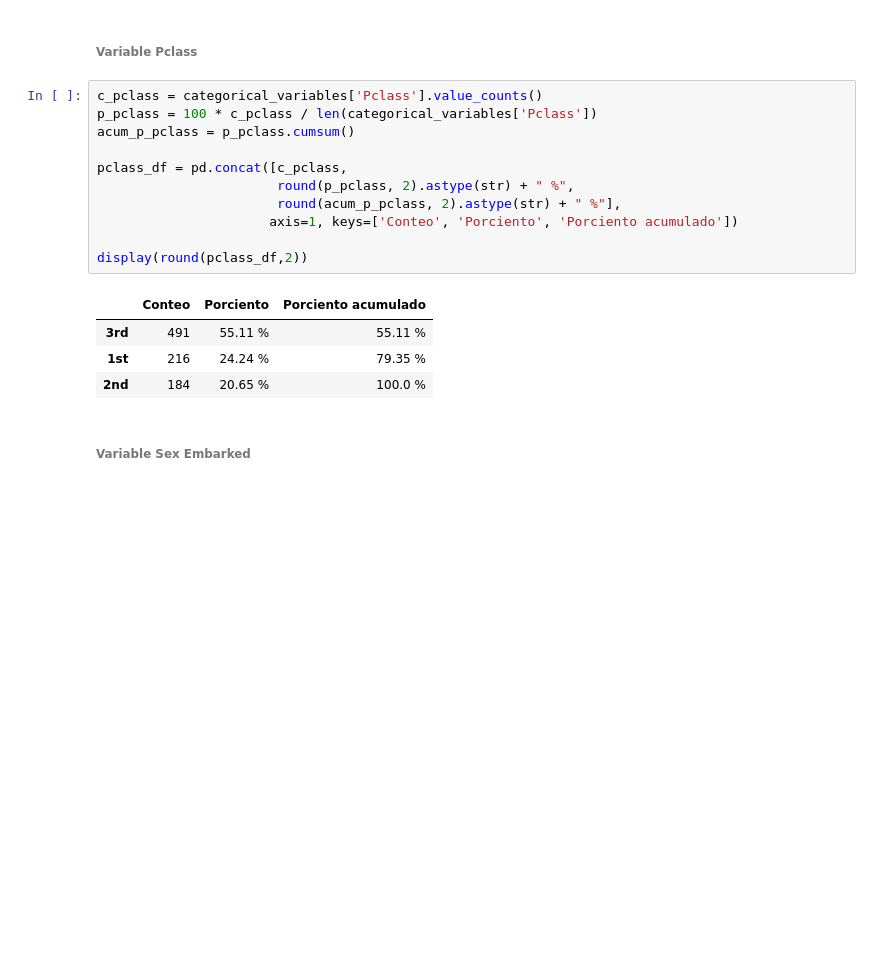
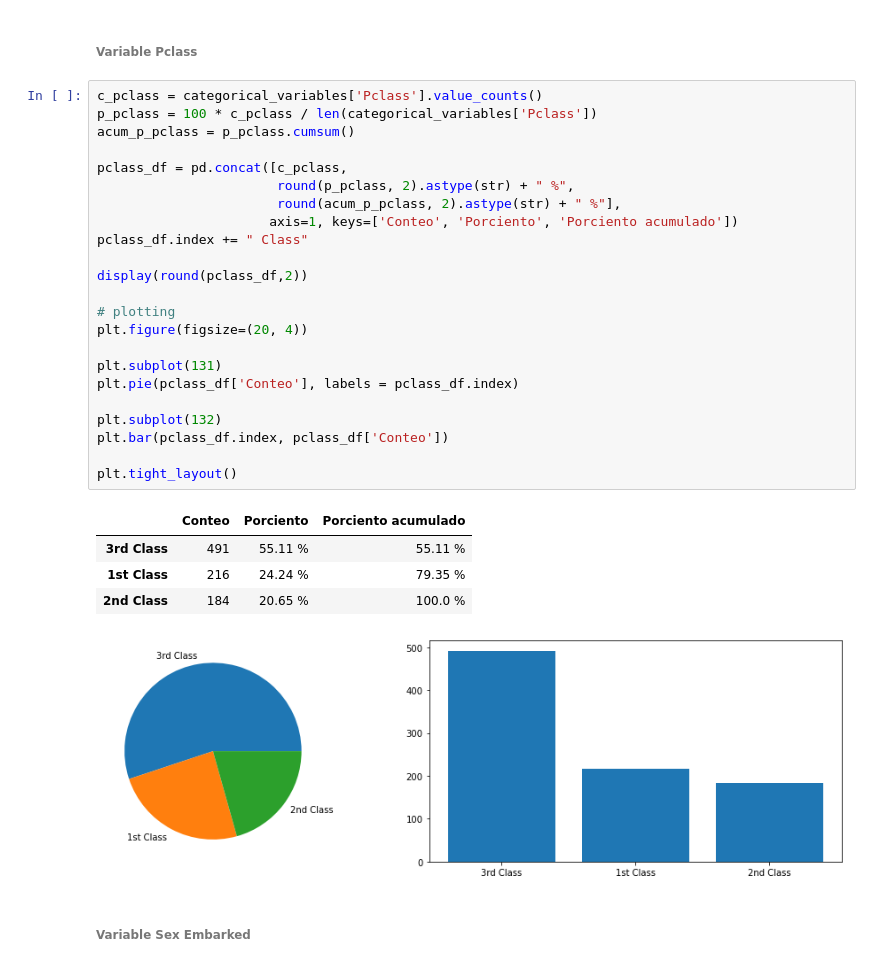
Before and after one commit to yanaySG/proyecto_python_AFI, a Jupyter notebook: Ejercicio3_Titanic.ipynb, the cells around one changed output. Cells and saved outputs as stored; diff of their text form; blank space fills up the shorter version.

```diff
--- a/Ejercicio3_Titanic.ipynb
+++ b/Ejercicio3_Titanic.ipynb
@@ -152,19 +167,32 @@ Sólo el 38.38383838383838% de los pasajeros sobrevivieron.
 # %%
 c_pclass = categorical_variables['Pclass'].value_counts()
 p_pclass = 100 * c_pclass / len(categorical_variables['Pclass'])
 acum_p_pclass = p_pclass.cumsum()
 
 pclass_df = pd.concat([c_pclass,
                        round(p_pclass, 2).astype(str) + " %",
                        round(acum_p_pclass, 2).astype(str) + " %"],
                       axis=1, keys=['Conteo', 'Porciento', 'Porciento acumulado'])
+pclass_df.index += " Class"
 
 display(round(pclass_df,2))
+
+# plotting
+plt.figure(figsize=(20, 4))
+
+plt.subplot(131)
+plt.pie(pclass_df['Conteo'], labels = pclass_df.index)
+
+plt.subplot(132)
+plt.bar(pclass_df.index, pclass_df['Conteo'])
+
+plt.tight_layout()
 # %% [output]
 |  | Conteo | Porciento | Porciento acumulado |
-| 3rd | 491 | 55.11 % | 55.11 % |
-| 1st | 216 | 24.24 % | 79.35 % |
-| 2nd | 184 | 20.65 % | 100.0 % |
+| 3rd Class | 491 | 55.11 % | 55.11 % |
+| 1st Class | 216 | 24.24 % | 79.35 % |
+| 2nd Class | 184 | 20.65 % | 100.0 % |
+[figure, added]
 # %% [markdown]
 ###### Variable Sex	Embarked
 # %%
```
Also changed, not shown: parts of 2 cells of this notebook.
